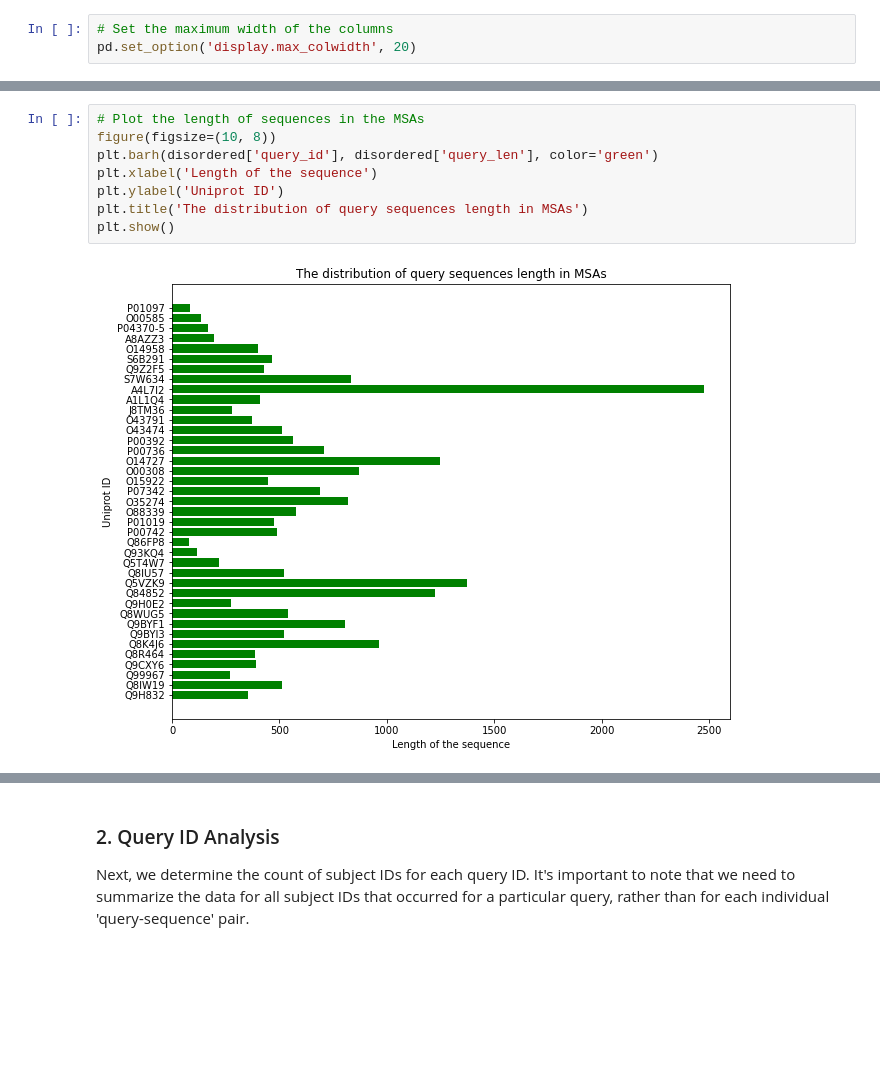
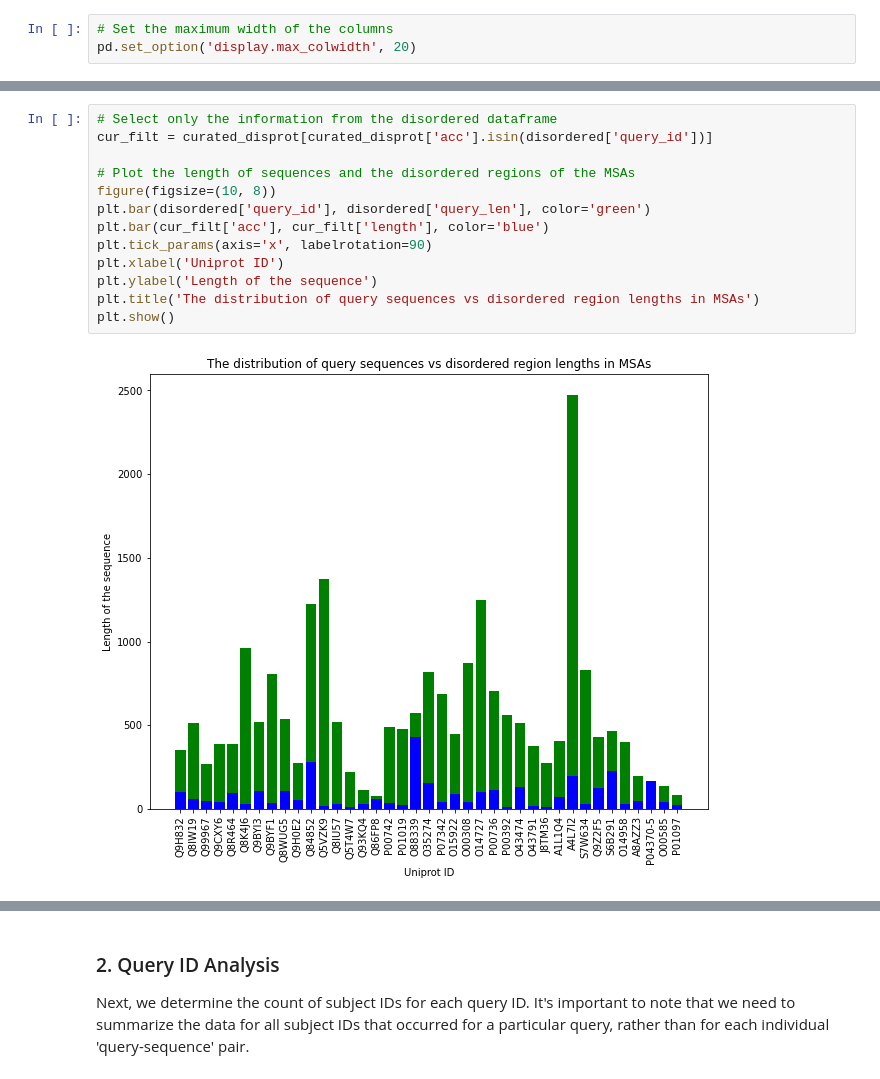
Before and after one commit to AlyaHarvelle/HMMER, a Jupyter notebook: msa_analysis.ipynb, the cells around one changed output, grey strips where cells are left out. Saved outputs shown, nothing was run; the diff lists cells and outputs as text; blank space fills up the shorter version.

```diff
--- a/msa_analysis.ipynb
+++ b/msa_analysis.ipynb
@@ -30,13 +31,18 @@ plt.show()
 # %% [output]
 [figure]
 # %%
-# Plot the length of sequences in the MSAs
+# Select only the information from the disordered dataframe
+cur_filt = curated_disprot[curated_disprot['acc'].isin(disordered['query_id'])]
+
+# Plot the length of sequences and the disordered regions of the MSAs
 figure(figsize=(10, 8))
-plt.barh(disordered['query_id'], disordered['query_len'], color='green')
-plt.xlabel('Length of the sequence')
-plt.ylabel('Uniprot ID')
-plt.title('The distribution of query sequences length in MSAs')
+plt.bar(disordered['query_id'], disordered['query_len'], color='green')
+plt.bar(cur_filt['acc'], cur_filt['length'], color='blue')
+plt.tick_params(axis='x', labelrotation=90)
+plt.xlabel('Uniprot ID')
+plt.ylabel('Length of the sequence')
+plt.title('The distribution of query sequences vs disordered region lengths in MSAs')
 plt.show()
 # %% [output]
-[figure, old version]
+[figure, new version]
 # %%
```
Also changed, not shown: parts of 23 cells of this notebook, 2 other files.
